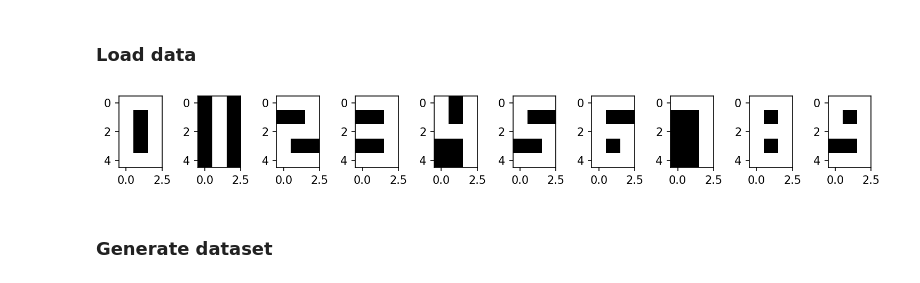
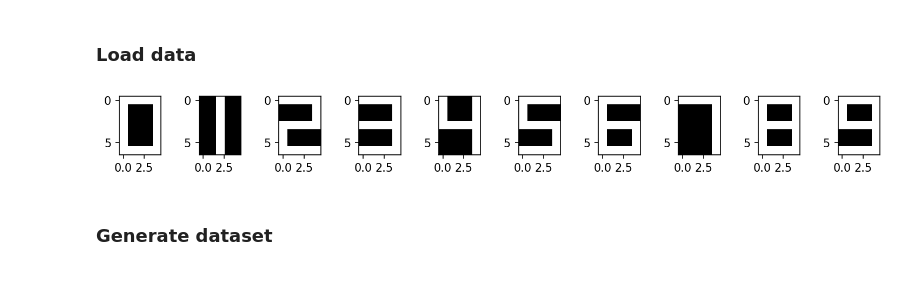
Before and after one commit to rayxxxxxxx/neural_networks_from_scratch, a Jupyter notebook: hidden_layer_perceptron.ipynb, the cells around one changed output. Saved outputs shown, nothing was run; the diff lists cells and outputs as text; code cells hidden in the pictures.

```diff
--- a/hidden_layer_perceptron.ipynb
+++ b/hidden_layer_perceptron.ipynb
@@ -11,19 +12,22 @@ from matplotlib import pyplot as plt
 # %%
 fig, axes = plt.subplots(nrows=1, ncols=10)
 
 fig.set_dpi(150)
 fig.set_figwidth(10)
 fig.set_figheight(5)
 
 nums_mtrx =  np.loadtxt(Path('data', 'numbers_7x5.txt'))
 
+img_shape = (7, 5)
+img_size = 35
+
 for n, ax in zip(nums_mtrx, axes.ravel()):
-    ax.imshow(n.reshape(7, 5), cmap='binary_r')
+    ax.imshow(n.reshape(img_shape), cmap='binary_r')
 
 plt.tight_layout()
 plt.show()
 # %% [output]
-[figure, old version]
+[figure, new version]
 # %% [markdown]
 ### Generate dataset
 # %%
```
Also changed, not shown: parts of 8 cells of this notebook, 4 other files.
